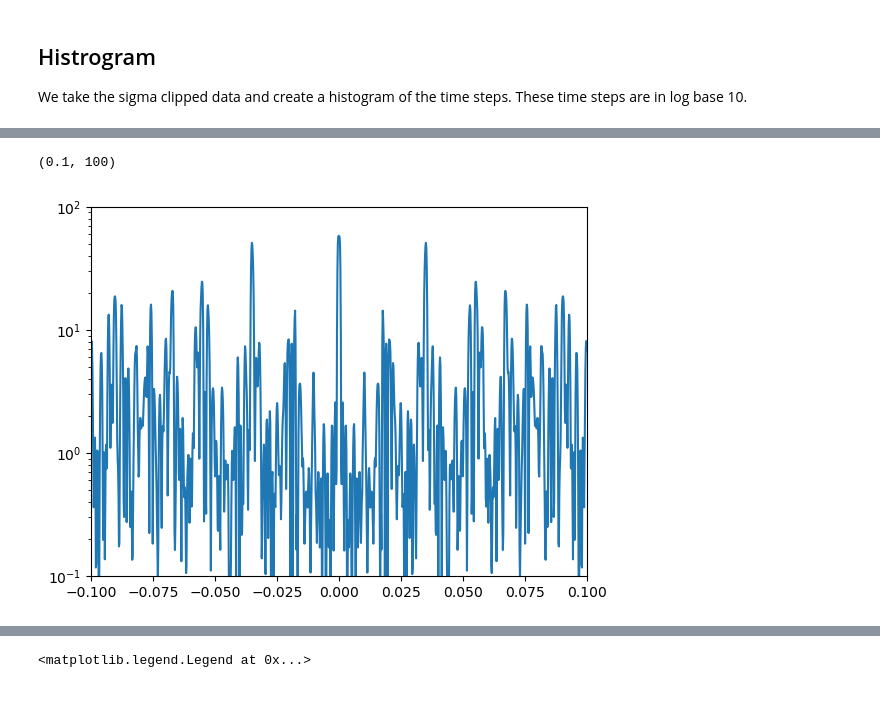
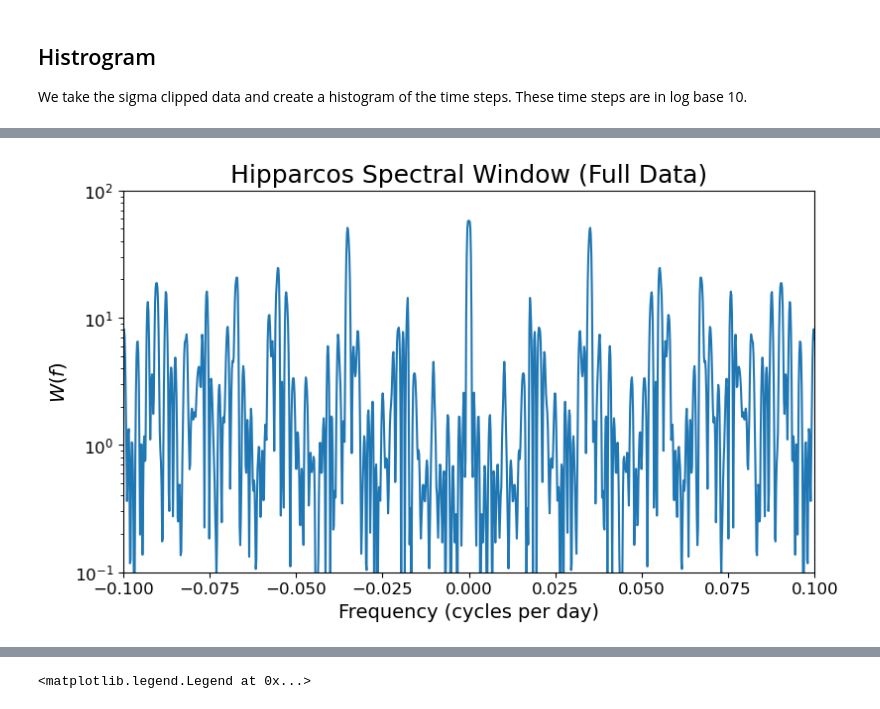
Before and after one commit to afonse15428/GJ-3942, a Jupyter notebook: GJ3942_time_series_analysis_Hipparcos.ipynb, the cells around one changed output, grey strips where cells are left out. Saved outputs shown, nothing was run; the diff lists cells and outputs as text; code cells hidden in the pictures.

```diff
--- a/GJ3942_time_series_analysis_Hipparcos.ipynb
+++ b/GJ3942_time_series_analysis_Hipparcos.ipynb
@@ -107,10 +120,16 @@ plt.axvline((1/rp)/2)
 # %%
-# Lomb-Scargle (full data) of Hipparcos
-plt.figure()
+# Spectral Window (full data)
 freq, specwin = LombScargle(bjd_full - bjd_full[0], np.ones(len(bjd_full)), center_data = False, fit_mean = False, normalization = 'psd').autopower(nyquist_factor=2)
+
+# Plotting
+plt.figure(figsize=figsize)
 plt.semilogy(np.concatenate((-freq[::-1], freq[1:])), np.concatenate((specwin[::-1], specwin[1:])))
+plt.title('Hipparcos Spectral Window (Full Data)', fontsize=title_font)
+plt.xlabel(r"Frequency (cycles per day)", fontsize=label_font)
+plt.ylabel(r"$W(f)$", fontsize=label_font)
+plt.tick_params(axis='both', which='major', labelsize=tick_font)
 plt.xlim(-0.1, 0.1)
 plt.ylim(1e-1, 100)
+plt.show()
 # %% [output]
-(0.1, 100)
-[figure, old version]
+[figure, new version]
```
Also changed, not shown: parts of 17 cells of this notebook, 2 other files.
